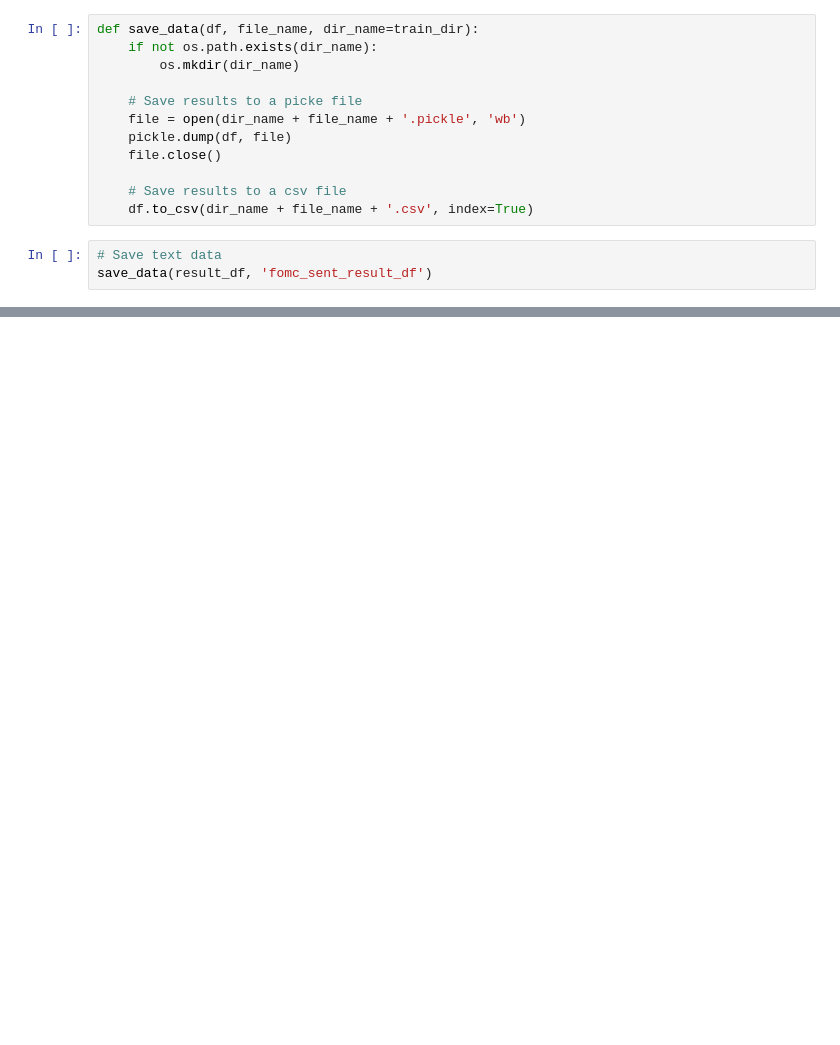
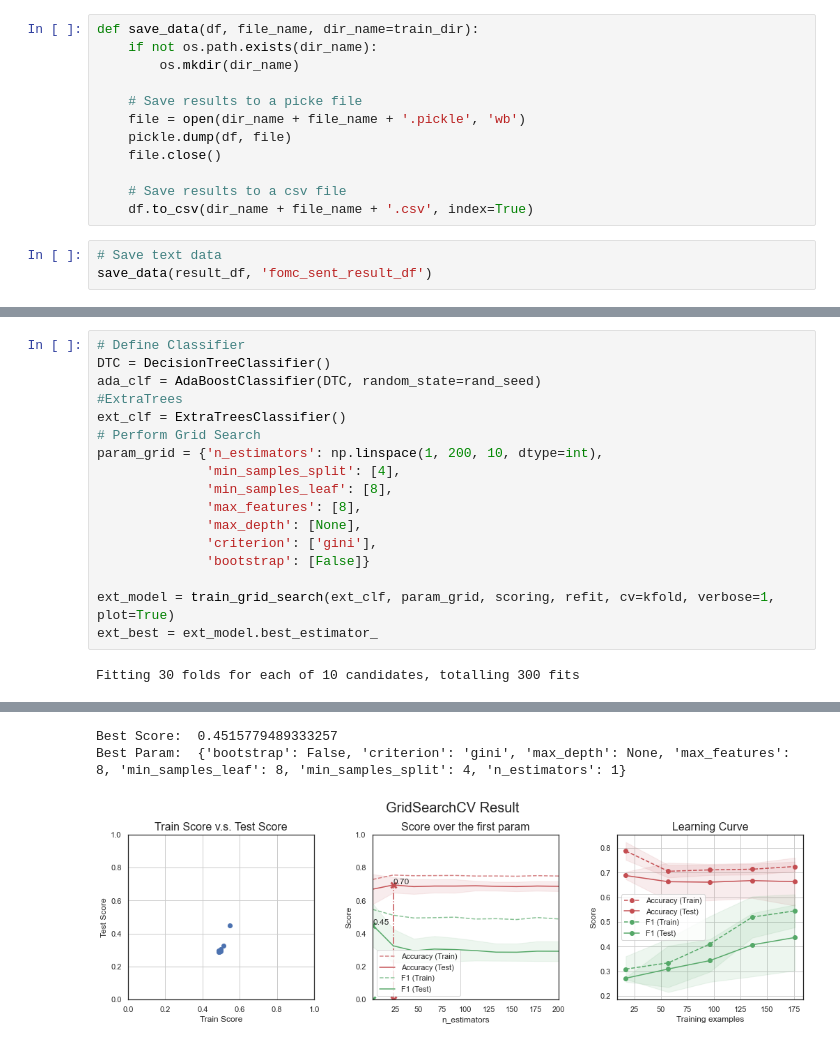
Before and after one commit to yukit-k/centralbank_analysis, a Jupyter notebook: src/7_FOMC_Analysis_Sentence.ipynb, the cells around one changed output, grey strips where cells are left out. Drawn from its saved outputs; the diff is of its cells as text; blank space fills up the shorter version.

```diff
--- a/src/7_FOMC_Analysis_Sentence.ipynb
+++ b/src/7_FOMC_Analysis_Sentence.ipynb
@@ -699,0 +1077,19 @@ save_data(all_df, 'fomc_sent_analized_all')
+# %%
+# Define Classifier
+DTC = DecisionTreeClassifier()
+ada_clf = AdaBoostClassifier(DTC, random_state=rand_seed)
+#ExtraTrees
+ext_clf = ExtraTreesClassifier()
+# Perform Grid Search
+param_grid = {'n_estimators': np.linspace(1, 200, 10, dtype=int),
+              'min_samples_split': [4],
+              'min_samples_leaf': [8],
+              'max_features': [8],
+              'max_depth': [None],
+              'criterion': ['gini'],
+              'bootstrap': [False]}
+
+ext_model = train_grid_search(ext_clf, param_grid, scoring, refit, cv=kfold, verbose=1, plot=True)
+ext_best = ext_model.best_estimator_
+# %% [output]
+Fitting 30 folds for each of 10 candidates, totalling 300 fits
@@ -699,0 +1101,3 @@ save_data(all_df, 'fomc_sent_analized_all')
+Best Score:  0.4515779489333257
+Best Param:  {'bootstrap': False, 'criterion': 'gini', 'max_depth': None, 'max_features': 8, 'min_samples_leaf': 8, 'min_samples_split': 4, 'n_estimators': 1}
+[figure, added]
```
Also changed, not shown: parts of 27 cells of this notebook, 2 other files.
